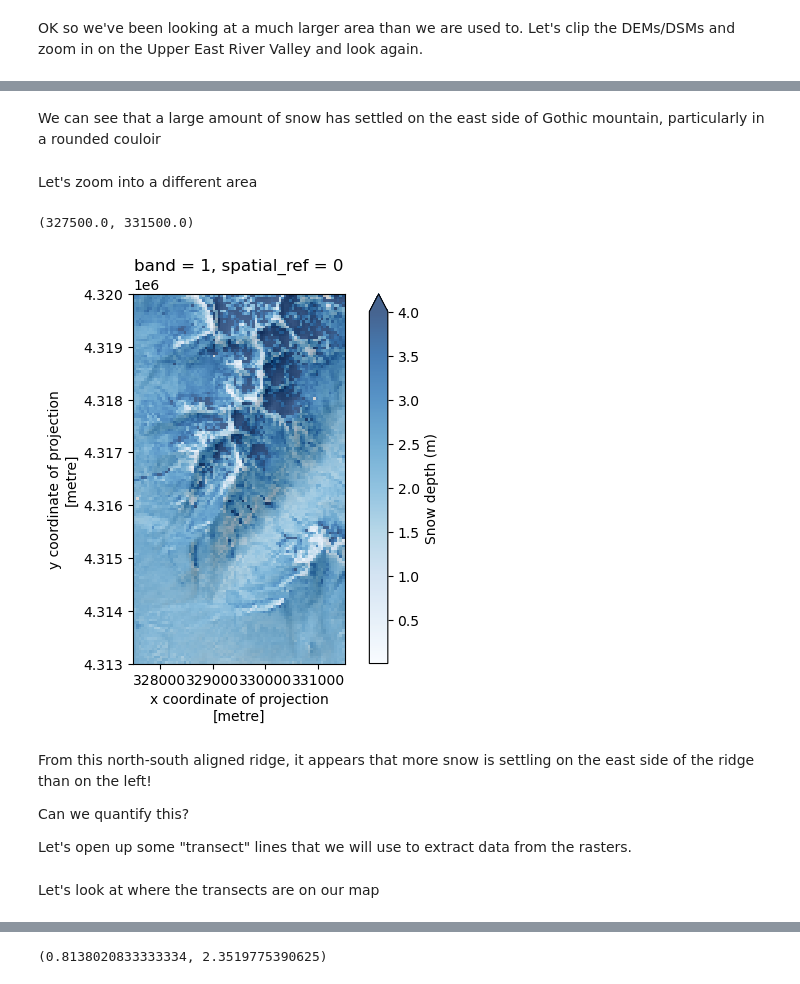
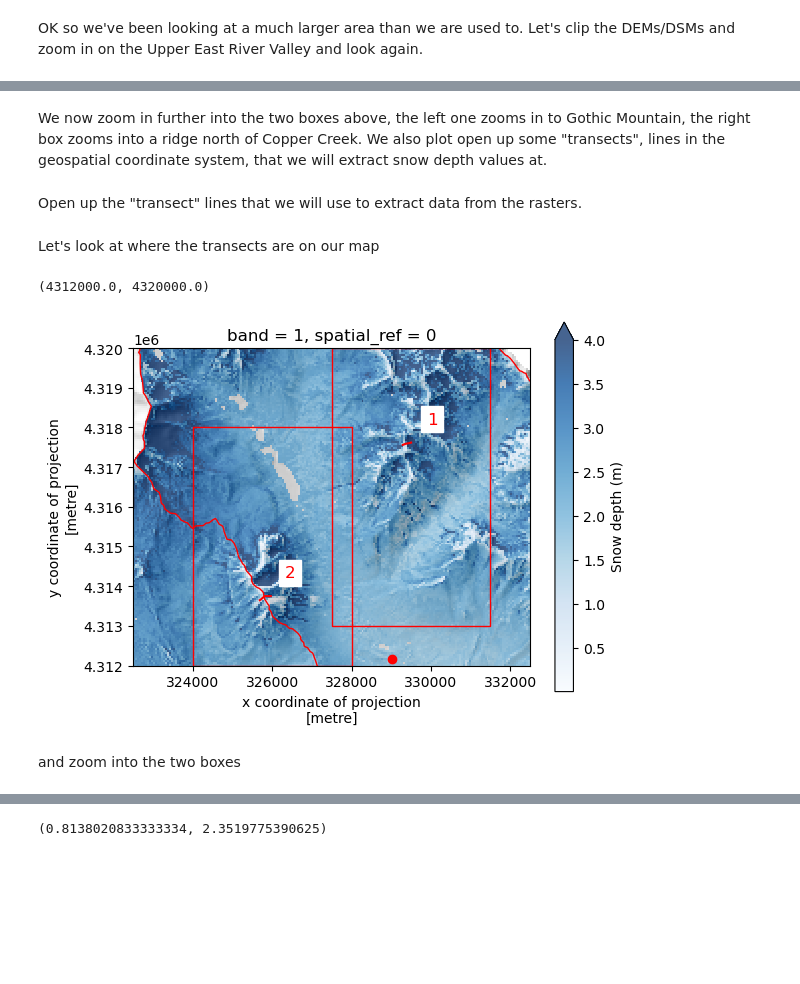
Before and after one commit to Mountain-Hydrology-Research-Group/snow-hydrology, a Jupyter notebook: modules/lab6/lab6-2.ipynb, the cells around one changed output, grey strips where cells are left out. Drawn from its saved outputs; the diff is of its cells as text; code cells hidden in the pictures; blank space fills up the shorter version.

```diff
--- a/modules/lab6/lab6-2.ipynb
+++ b/modules/lab6/lab6-2.ipynb
@@ -146,29 +146,42 @@ plt.xlim(324000, 328000)
-# %% [markdown]
-We can see that a large amount of snow has settled on the east side of Gothic mountain, particularly in a rounded couloir
-# %% [markdown]
-Let's zoom into a different area
-# %%
-fig, ax = plt.subplots()
-hillshade_clipped.squeeze().plot(cmap='Greys_r', add_colorbar=False, ax=ax)
-snowdepth_clipped.squeeze().plot(cmap='Blues', alpha=0.75, vmax=4, cbar_kwargs={'label': "Snow depth (m)"}, ax=ax)
-plt.gca().set_aspect('equal') # so that the axes are sized correctly
-kps_loc.plot(color='red', ax=ax)
-upper_east_river_polygon.plot(edgecolor='red', facecolor='None', ax=ax)
-plt.ylim(4.313e6, 4.320e6)
-plt.xlim(327500, 331500)
-# %% [output]
-(327500.0, 331500.0)
-[figure, removed]
-# %% [markdown]
-From this north-south aligned ridge, it appears that more snow is settling on the east side of the ridge than on the left!
-
-Can we quantify this?
-
-Let's open up some "transect" lines that we will use to extract data from the rasters.
+# %% [markdown]
+We now zoom in further into the two boxes above, the left one zooms in to Gothic Mountain, the right box zooms into a ridge north of Copper Creek. We also plot open up some "transects", lines in the geospatial coordinate system, that we will extract snow depth values at.
+# %% [markdown]
+Open up the "transect" lines that we will use to extract data from the rasters.
 # %%
 transects = gpd.read_file("../data/transects.shp")
 # %% [markdown]
 Let's look at where the transects are on our map
+# %%
+fig, ax = plt.subplots()
+hillshade_clipped.squeeze().plot(cmap='Greys_r', add_colorbar=False, ax=ax)
+snowdepth_clipped.squeeze().plot(cmap='Blues', alpha=0.75, vmax=4, cbar_kwargs={'label': "Snow depth (m)"}, ax=ax)
+plt.gca().set_aspect('equal') # so that the axes are sized correctly
+kps_loc.plot(color='red', ax=ax)
+upper_east_river_polygon.plot(edgecolor='red', facecolor='None', ax=ax)
+gothic_zoom_in_area.plot(edgecolor='red', facecolor='None', ax=ax)
+copper_zoom_in_area.plot(edgecolor='red', facecolor='None', ax=ax)
+
+transects.plot(ax=ax, color='red')
+
+# This adds annotations to label the transects by number
+transects.apply(lambda x: ax.annotate(
+    text=x['id'],
+    xy=np.array(x.geometry.centroid.coords[0])+500,
+    ha='left',
+    size=12,
+    backgroundcolor='white',
+    color='red'), axis=1
+)
+
+
+plt.gca().set_aspect('equal') # so that the axes are sized correctly
+plt.xlim(322500, 332500)
+plt.ylim(4.312e6, 4.320e6)
+# %% [output]
+(4312000.0, 4320000.0)
+[figure, added]
+# %% [markdown]
+and zoom into the two boxes
 # %%
 fig, ax = plt.subplots()
 hillshade_clipped.squeeze().plot(cmap='Greys_r', add_colorbar=False, ax=ax)
```
Also changed, not shown: parts of 40 cells of this notebook, 5 other files.
